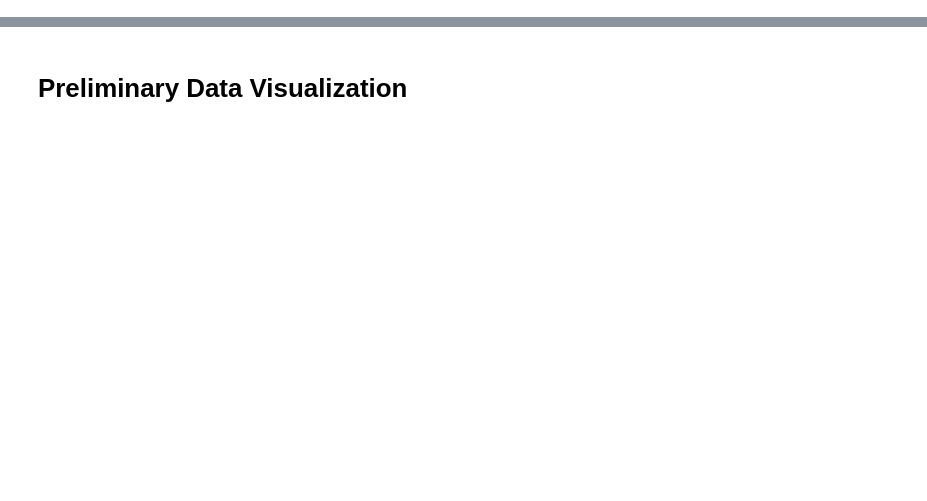
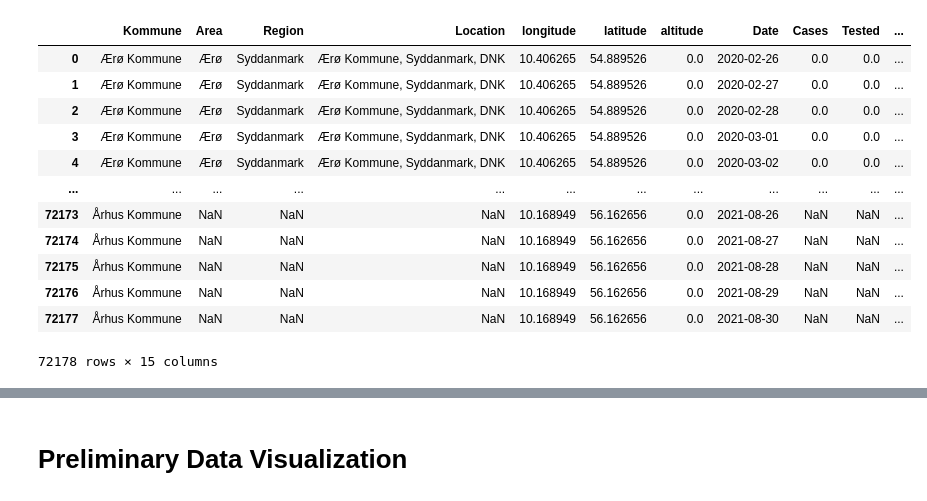
Before and after one commit to danielanthonyhoward/Data-Cleaning-and-Analysis-Tutorial, a Jupyter notebook: ConstructBadData.ipynb, the cells around one changed output, grey strips where cells are left out. Cells and saved outputs as stored; diff of their text form; code cells hidden in the pictures; blank space fills up the shorter version.

```diff
--- a/ConstructBadData.ipynb
+++ b/ConstructBadData.ipynb
@@ -123,0 +126,16 @@ for i in data:
+# %%
+data
+# %% [output]
+|  | Kommune | Area | Region | Location | longitude | latitude | altitude | Date | Cases | Tested | ... |
+| 0 | Ærø Kommune | Ærø | Syddanmark | Ærø Kommune, Syddanmark, DNK | 10.406265 | 54.889526 | 0.0 | 2020-02-26 | 0.0 | 0.0 | ... |
+| 1 | Ærø Kommune | Ærø | Syddanmark | Ærø Kommune, Syddanmark, DNK | 10.406265 | 54.889526 | 0.0 | 2020-02-27 | 0.0 | 0.0 | ... |
+| 2 | Ærø Kommune | Ærø | Syddanmark | Ærø Kommune, Syddanmark, DNK | 10.406265 | 54.889526 | 0.0 | 2020-02-28 | 0.0 | 0.0 | ... |
+| 3 | Ærø Kommune | Ærø | Syddanmark | Ærø Kommune, Syddanmark, DNK | 10.406265 | 54.889526 | 0.0 | 2020-03-01 | 0.0 | 0.0 | ... |
+| 4 | Ærø Kommune | Ærø | Syddanmark | Ærø Kommune, Syddanmark, DNK | 10.406265 | 54.889526 | 0.0 | 2020-03-02 | 0.0 | 0.0 | ... |
+| ... | ... | ... | ... | ... | ... | ... | ... | ... | ... | ... | ... |
+| 72173 | Århus Kommune | NaN | NaN | NaN | 10.168949 | 56.162656 | 0.0 | 2021-08-26 | NaN | NaN | ... |
+| 72174 | Århus Kommune | NaN | NaN | NaN | 10.168949 | 56.162656 | 0.0 | 2021-08-27 | NaN | NaN | ... |
+| 72175 | Århus Kommune | NaN | NaN | NaN | 10.168949 | 56.162656 | 0.0 | 2021-08-28 | NaN | NaN | ... |
+| 72176 | Århus Kommune | NaN | NaN | NaN | 10.168949 | 56.162656 | 0.0 | 2021-08-29 | NaN | NaN | ... |
+| 72177 | Århus Kommune | NaN | NaN | NaN | 10.168949 | 56.162656 | 0.0 | 2021-08-30 | NaN | NaN | ... |
+72178 rows × 15 columns
```
Also changed, not shown: parts of 24 cells of this notebook, 2 other files.
